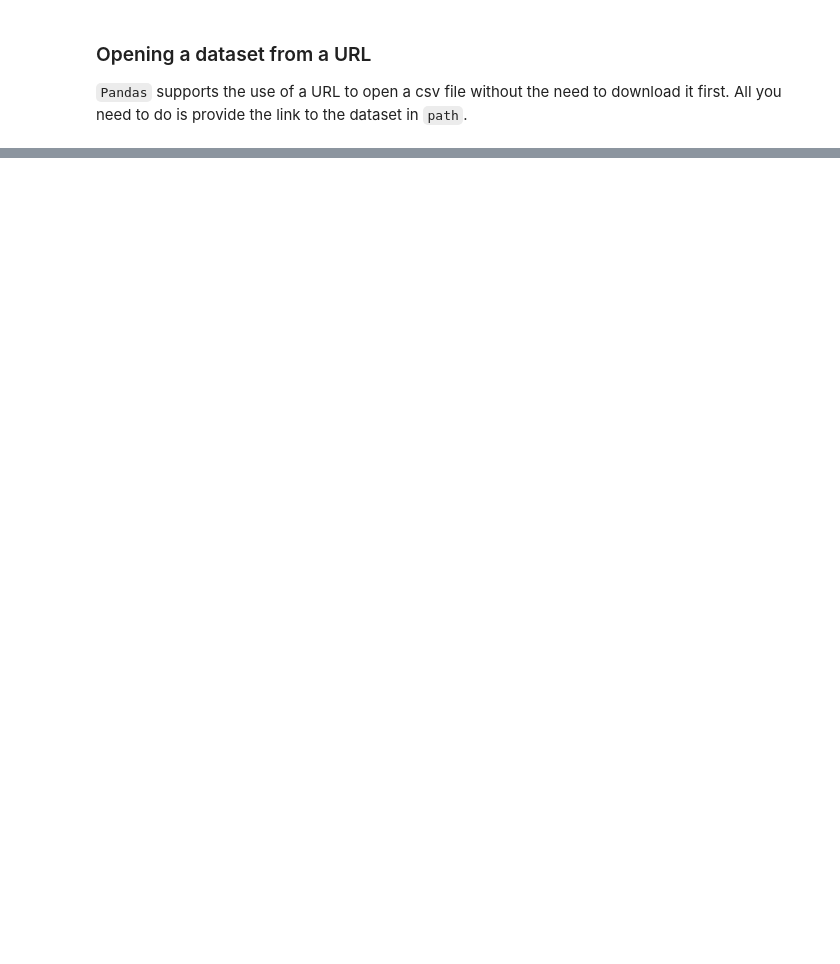
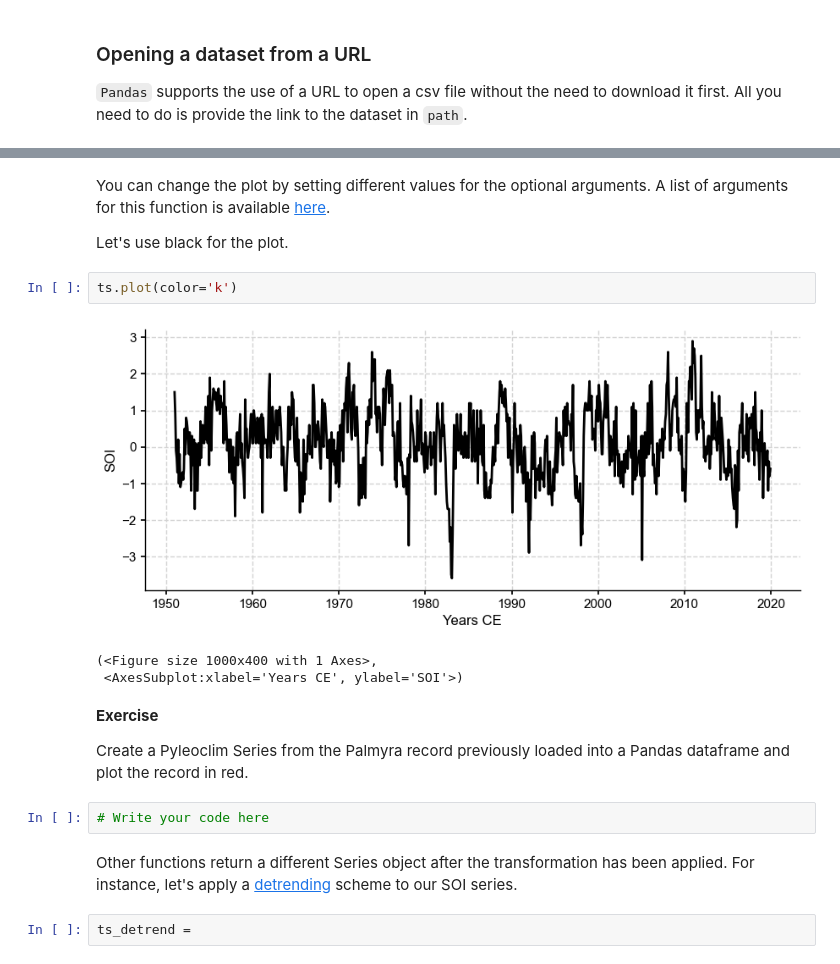
Before and after one commit to LinkedEarth/paleoHackathon, a Jupyter notebook: notebooks/01-Introduction to Jupyter.ipynb, the cells around one changed output, grey strips where cells are left out. Cells and saved outputs as stored; diff of their text form; blank space fills up the shorter version.

```diff
--- a/notebooks/01-Introduction to Jupyter.ipynb
+++ b/notebooks/01-Introduction to Jupyter.ipynb
@@ -102,0 +129,20 @@ Let's create a
+# %% [markdown]
+You can change the plot by setting different values for the optional arguments. A list of arguments for this function is available [here](https://pyleoclim-util.readthedocs.io/en/stable/core/Series/plot.html#pyleoclim.core.ui.Series.plot).
+
+Let's use black for the plot.
+# %%
+ts.plot(color='k')
+# %% [output]
+[figure, added]
+(<Figure size 1000x400 with 1 Axes>,
+ <AxesSubplot:xlabel='Years CE', ylabel='SOI'>)
+# %% [markdown]
+**Exercise**
+
+Create a Pyleoclim Series from the Palmyra record previously loaded into a Pandas dataframe and plot the record in red.
+# %%
+# Write your code here
+# %% [markdown]
+Other functions return a different Series object after the transformation has been applied. For instance, let's apply a [detrending](https://pyleoclim-util.readthedocs.io/en/stable/core/Series/detrend.html#pyleoclim.core.ui.Series.detrend) scheme to our SOI series.
+# %%
+ts_detrend =
```
Also changed, not shown: parts of 11 cells of this notebook.
